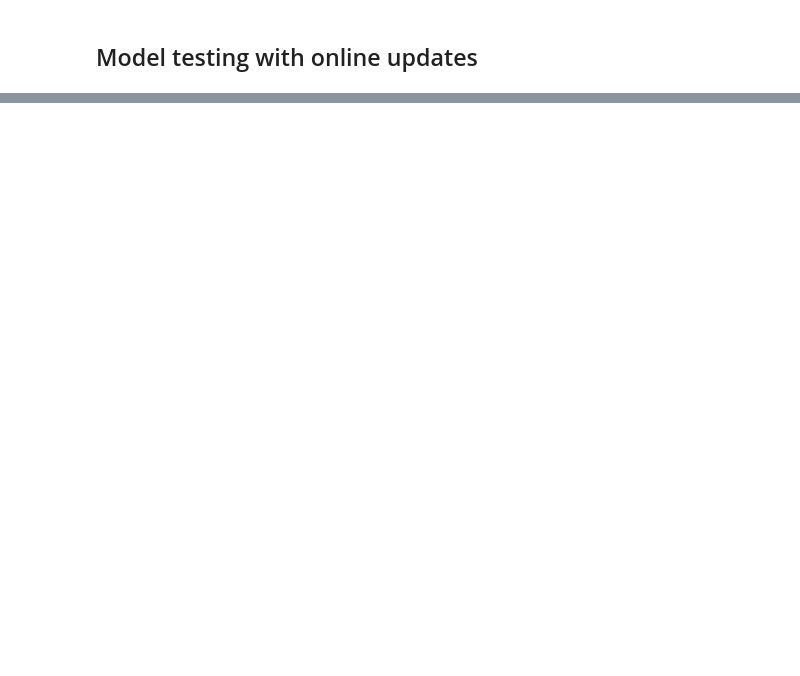
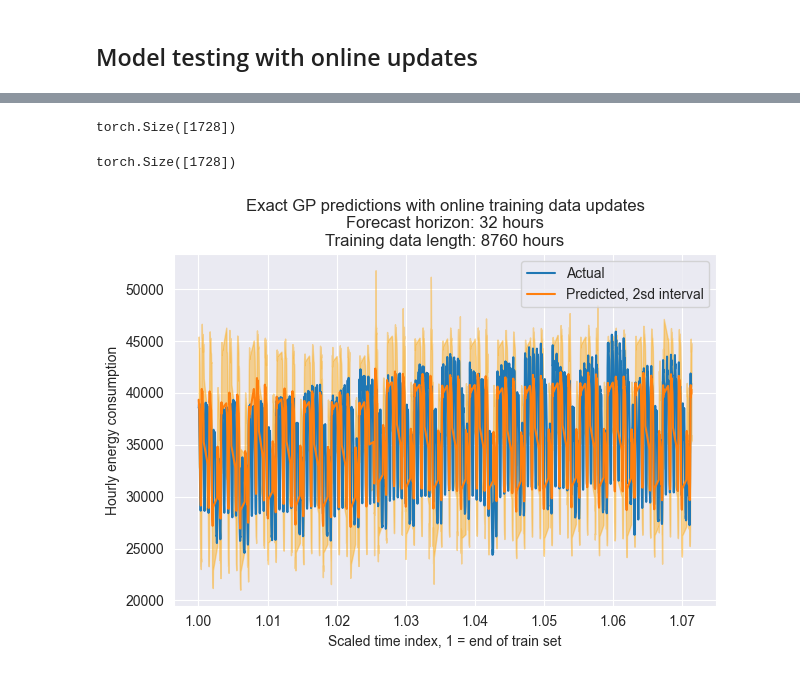
Before and after one commit to AhmetZamanis/DeepLearningEnergyForecasting, a Jupyter notebook: 4.0_GaussianProcess.ipynb, the cells around one changed output, grey strips where cells are left out. Cells and saved outputs as stored; diff of their text form; code cells hidden in the pictures; blank space fills up the shorter version.

```diff
--- a/4.0_GaussianProcess.ipynb
+++ b/4.0_GaussianProcess.ipynb
@@ -352,0 +413,7 @@ Concat & return preds, actual targets[first_t:]
+# %%
+# Evaluation parameters that match the sequence2sequence testing scheme
+horizon = 32 # Forecast horizon
+stride = 24 # Number of timesteps between each prediction point
+first_t = df[df["time"] == '2022-10-18 16:00:00'].index[0] # First prediction point
+last_t = df.loc[(df.time.dt.hour == 16) & (df.index + horizon - 1 <= df.index.values[-1])].index.values[-2] # Last prediciton point
+n_windows = len(range(first_t + 1, last_t + 1, stride)) # N. of eval windows after first
@@ -353,2 +469,39 @@ Concat & return preds, actual targets[first_t:]
+# %%
+preds_mean.shape
+# %% [output]
+torch.Size([1728])
+# %%
+preds_indices.shape
+# %% [output]
+torch.Size([1728])
+# %%
+# Backtransform predictions to original scale
+preds_mean = scaler_target.inverse_transform(preds_mean.numpy().reshape(-1, 1)).squeeze()
+preds_upper = scaler_target.inverse_transform(preds_upper.numpy().reshape(-1, 1)).squeeze()
+preds_lower = scaler_target.inverse_transform(preds_lower.numpy().reshape(-1, 1)).squeeze()
 # %%
 # Plot predicted vs. actual, entire test set
+last_pred_idx = np.where(X_test[:, 0].numpy() == preds_indices[-1].numpy())[0][0]
+
+_ = sns.lineplot(
+    x = X_test[:last_pred_idx, 0],
+    y = y_test_raw[:last_pred_idx],
+    label = "Actual")
+
+_ = sns.lineplot(
+    x = preds_indices,
+    y = preds_mean,
+    label = "Predicted, 2sd interval")
+
+_ = plt.fill_between(
+    preds_indices,
+    preds_lower,
+    preds_upper,
+    color = "orange",
+    alpha = 0.4)
+
+_ = plt.title(f"Exact GP predictions with online training data updates\nForecast horizon: {horizon} hours\nTraining data length: {len(y_train)} hours")
+_ = plt.xlabel("Scaled time index, 1 = end of train set")
+_ = plt.ylabel("Hourly energy consumption")
+# %% [output]
+[figure, added]
```
Also changed, not shown: parts of 30 cells of this notebook.
